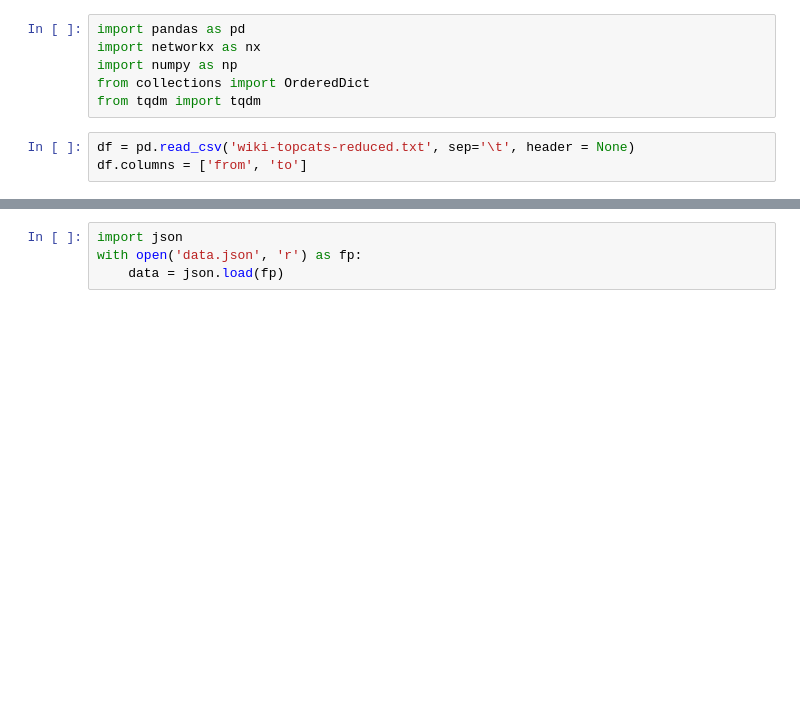
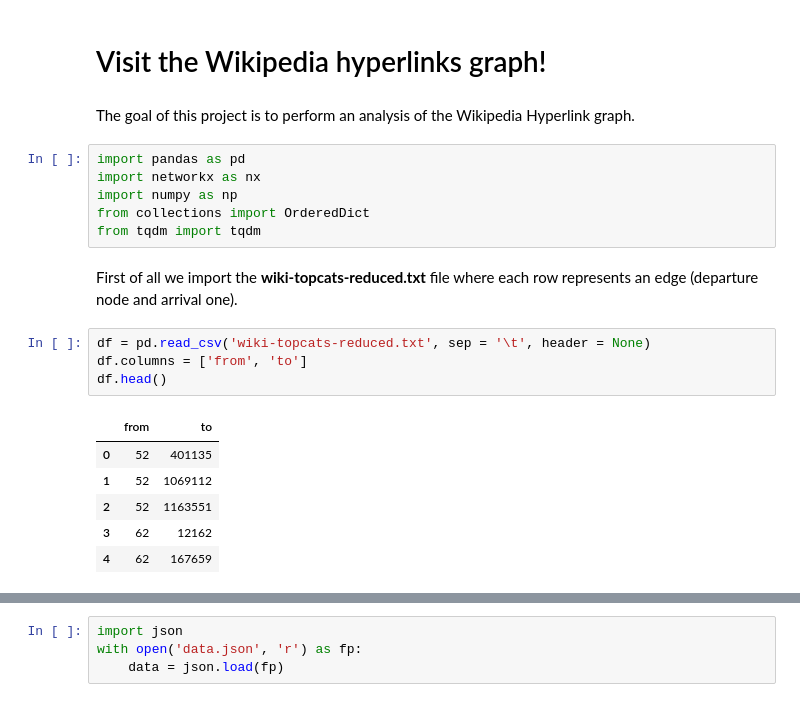
Before and after one commit to aleflabo/Wikipedia-Hyperlinks-Analysis, a Jupyter notebook: homework_5.ipynb, the cells around one changed output, grey strips where cells are left out. Cells and saved outputs as stored; diff of their text form; blank space fills up the shorter version.

```diff
--- a/homework_5.ipynb
+++ b/homework_5.ipynb
@@ -1,9 +1,23 @@
+# %% [markdown]
+# Visit the Wikipedia hyperlinks graph!
+# %% [markdown]
+The goal of this project is to perform an analysis of the Wikipedia Hyperlink graph.
 # %%
 import pandas as pd
 import networkx as nx
 import numpy as np
 from collections import OrderedDict
 from tqdm import tqdm
+# %% [markdown]
+First of all we import the **wiki-topcats-reduced.txt** file where each row represents an edge (departure node and arrival one).
 # %%
-df = pd.read_csv('wiki-topcats-reduced.txt', sep='\t', header = None)
+df = pd.read_csv('wiki-topcats-reduced.txt', sep = '\t', header = None)
 df.columns = ['from', 'to']
+df.head()
+# %% [output]
+|  | from | to |
+| 0 | 52 | 401135 |
+| 1 | 52 | 1069112 |
+| 2 | 52 | 1163551 |
+| 3 | 62 | 12162 |
+| 4 | 62 | 167659 |
```
Also changed, not shown: parts of 33 cells of this notebook.
